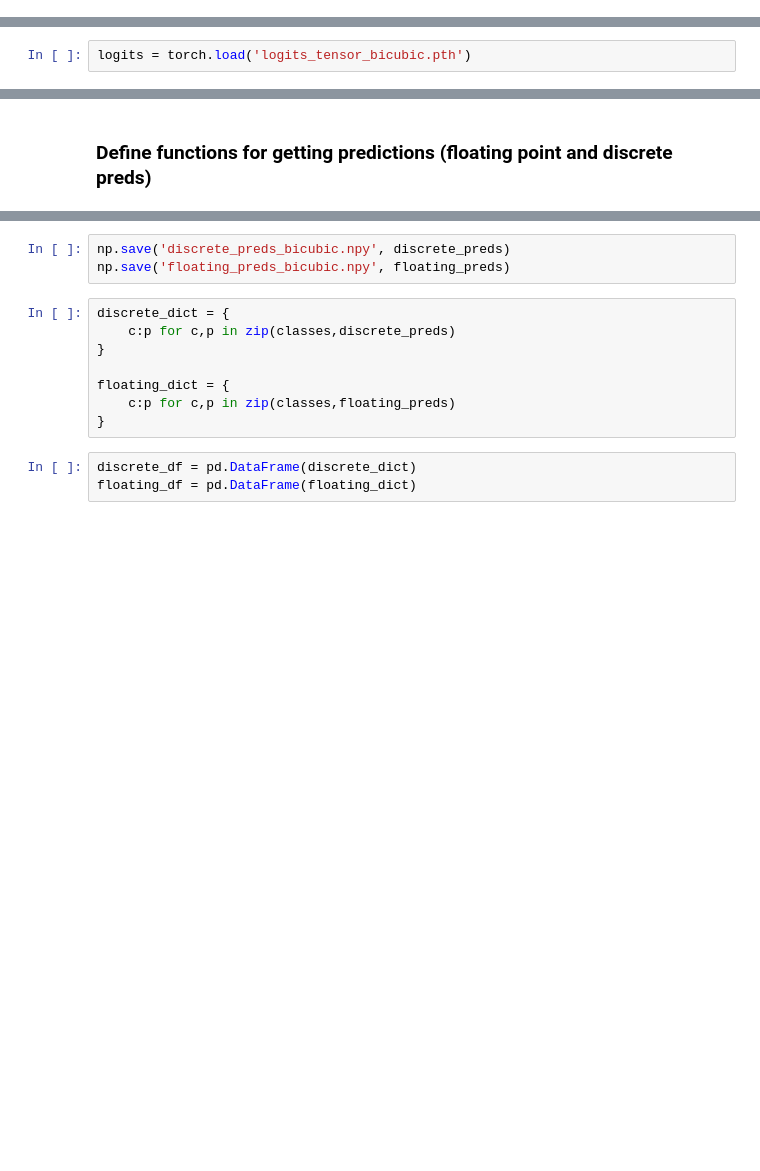
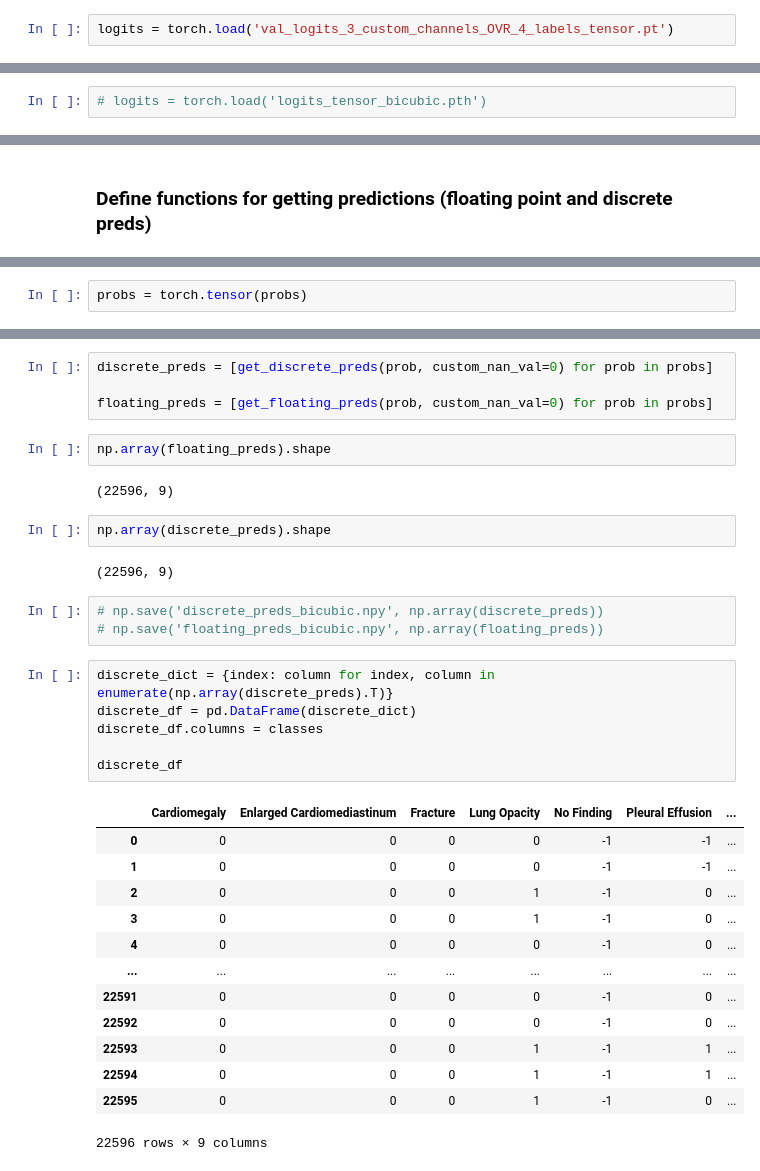
Before and after one commit to kevinfleisher/CS156b, a Jupyter notebook: Notebooks/vit_val_results.ipynb, the cells around one changed output, grey strips where cells are left out. Saved outputs shown, nothing was run; the diff lists cells and outputs as text; blank space fills up the shorter version.

Commit message:
Updating notebook
Getting validation label predictions from logits

```diff
--- a/Notebooks/vit_val_results.ipynb
+++ b/Notebooks/vit_val_results.ipynb
@@ -15,0 +41,2 @@ We will make predicitons on the validation data set for Chexpert using the OVR N
+# %%
+logits = torch.load('val_logits_3_custom_channels_OVR_4_labels_tensor.pt')
@@ -16,2 +47,2 @@ We will make predicitons on the validation data set for Chexpert using the OVR N
 # %%
-logits = torch.load('logits_tensor_bicubic.pth')
+# logits = torch.load('logits_tensor_bicubic.pth')
@@ -19,0 +67,2 @@ logits = torch.load('logits_tensor_bicubic.pth')
+# %%
+probs = torch.tensor(probs)
@@ -99,14 +224,35 @@ floating_preds = get_floating_preds(probs)
+# %%
+discrete_preds = [get_discrete_preds(prob, custom_nan_val=0) for prob in probs]
+
+floating_preds = [get_floating_preds(prob, custom_nan_val=0) for prob in probs]
+# %%
+np.array(floating_preds).shape
+# %% [output]
+(22596, 9)
+# %%
+np.array(discrete_preds).shape
+# %% [output]
+(22596, 9)
 # %%
-np.save('discrete_preds_bicubic.npy', discrete_preds)
-np.save('floating_preds_bicubic.npy', floating_preds)
+# np.save('discrete_preds_bicubic.npy', np.array(discrete_preds))
+# np.save('floating_preds_bicubic.npy', np.array(floating_preds))
-# %%
-discrete_dict = {
-    c:p for c,p in zip(classes,discrete_preds)
-}
-
-floating_dict = {
-    c:p for c,p in zip(classes,floating_preds)
-}
-# %%
-discrete_df = pd.DataFrame(discrete_dict)
-floating_df = pd.DataFrame(floating_dict)
+# %%
+discrete_dict = {index: column for index, column in enumerate(np.array(discrete_preds).T)}
+discrete_df = pd.DataFrame(discrete_dict)
+discrete_df.columns = classes
+
+discrete_df
+# %% [output]
+|  | Cardiomegaly | Enlarged Cardiomediastinum | Fracture | Lung Opacity | No Finding | Pleural Effusion | ... |
+| 0 | 0 | 0 | 0 | 0 | -1 | -1 | ... |
+| 1 | 0 | 0 | 0 | 0 | -1 | -1 | ... |
+| 2 | 0 | 0 | 0 | 1 | -1 | 0 | ... |
+| 3 | 0 | 0 | 0 | 1 | -1 | 0 | ... |
+| 4 | 0 | 0 | 0 | 0 | -1 | 0 | ... |
+| ... | ... | ... | ... | ... | ... | ... | ... |
+| 22591 | 0 | 0 | 0 | 0 | -1 | 0 | ... |
+| 22592 | 0 | 0 | 0 | 0 | -1 | 0 | ... |
+| 22593 | 0 | 0 | 0 | 1 | -1 | 1 | ... |
+| 22594 | 0 | 0 | 0 | 1 | -1 | 1 | ... |
+| 22595 | 0 | 0 | 0 | 1 | -1 | 0 | ... |
+22596 rows × 9 columns
```
Also changed, not shown: parts of 45 cells of this notebook.
